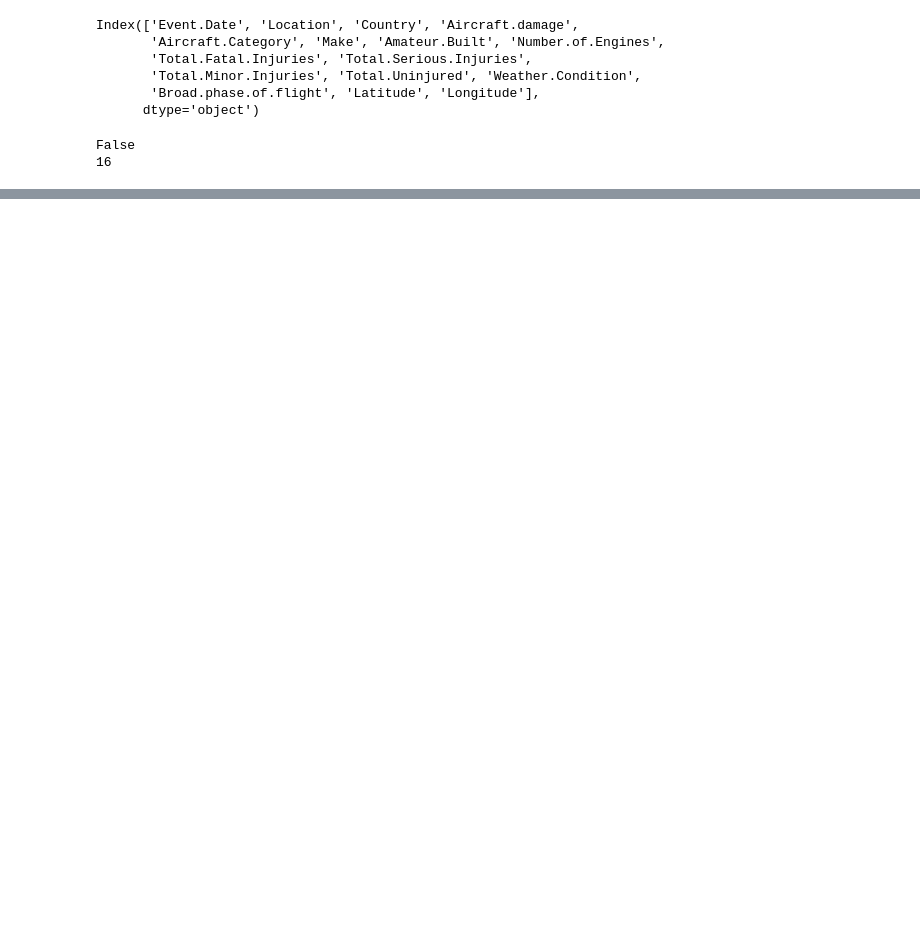
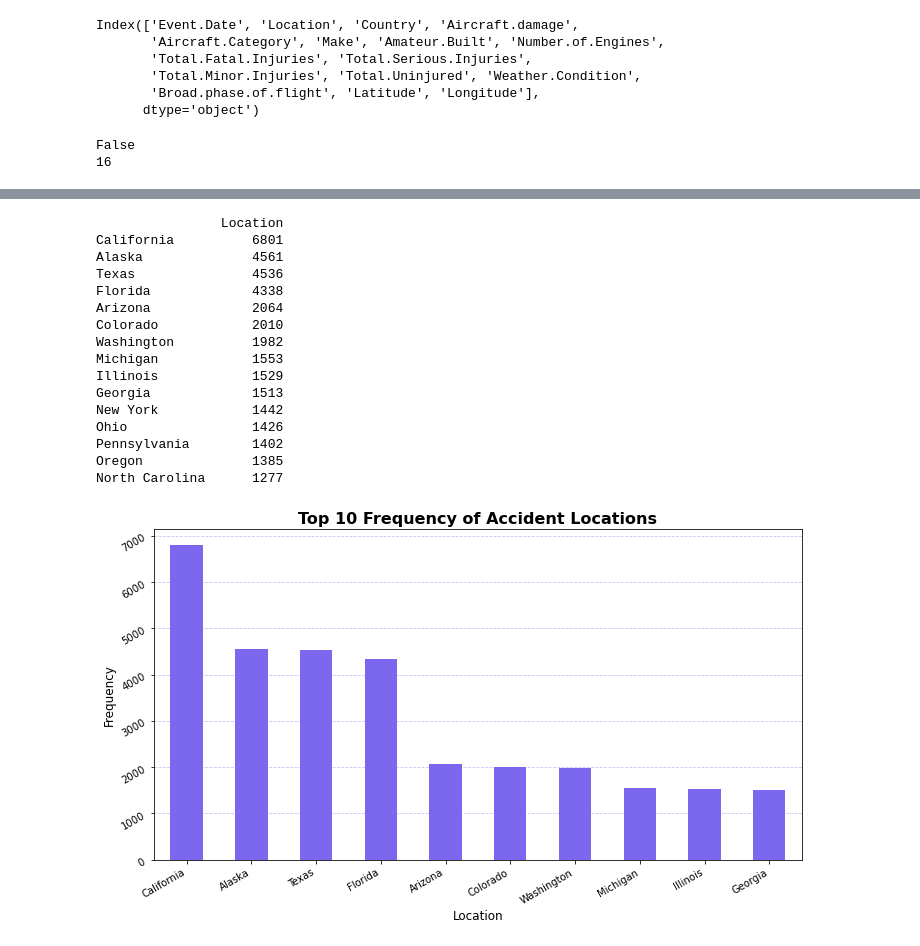
Before and after one commit to rurigi-waweru/dsfpt10-p1-dsc-phase-1-project, a Jupyter notebook: test-ground.ipynb, the cells around one changed output, grey strips where cells are left out. Saved outputs shown, nothing was run; the diff lists cells and outputs as text; code cells hidden in the pictures; blank space fills up the shorter version.

```diff
--- a/test-ground.ipynb
+++ b/test-ground.ipynb
@@ -944,0 +1032,42 @@ The End!
+# %%
+# Frequency of locations
+print(df['Location'].value_counts().to_frame()[:15],
+      end = '\n\n')
+
+# Get the frequency of locations
+location_counts = df['Location'].value_counts()[:10]
+
+# Plot the bar graph
+plt.figure(figsize=(10, 6))  # w, h
+location_counts.plot(kind='bar', color='mediumslateblue')
+
+# Add title and labels
+plt.title('Top 10 Frequency of Accident Locations', fontsize=16, fontweight='bold')
+plt.xlabel('Location', fontsize=12)
+plt.ylabel('Frequency', fontsize=12)
+
+# ROtation and visual
+plt.xticks(rotation=30, ha='right')
+plt.yticks(rotation=30, ha='right')
+plt.tight_layout()  # Adjust layout to avoid overlap
+# The Plot
+plt.grid(axis='y', linestyle='--', color='mediumslateblue', alpha=0.4)
+plt.show();
+# %% [output]
+                Location
+California          6801
+Alaska              4561
+Texas               4536
+Florida             4338
+Arizona             2064
+Colorado            2010
+Washington          1982
+Michigan            1553
+Illinois            1529
+Georgia             1513
+New York            1442
+Ohio                1426
+Pennsylvania        1402
+Oregon              1385
+North Carolina      1277
+[figure, added]
```
Also changed, not shown: parts of 23 cells of this notebook, 4 other files.
